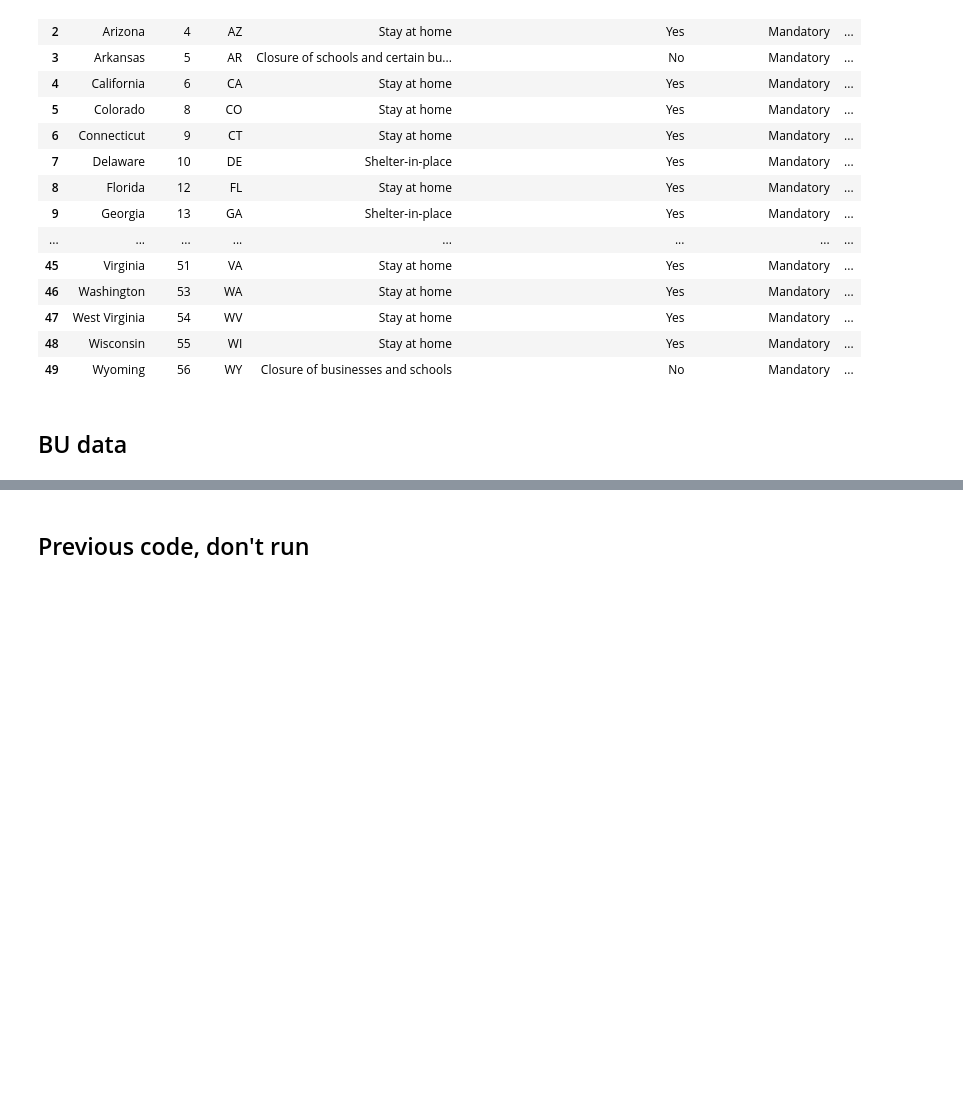
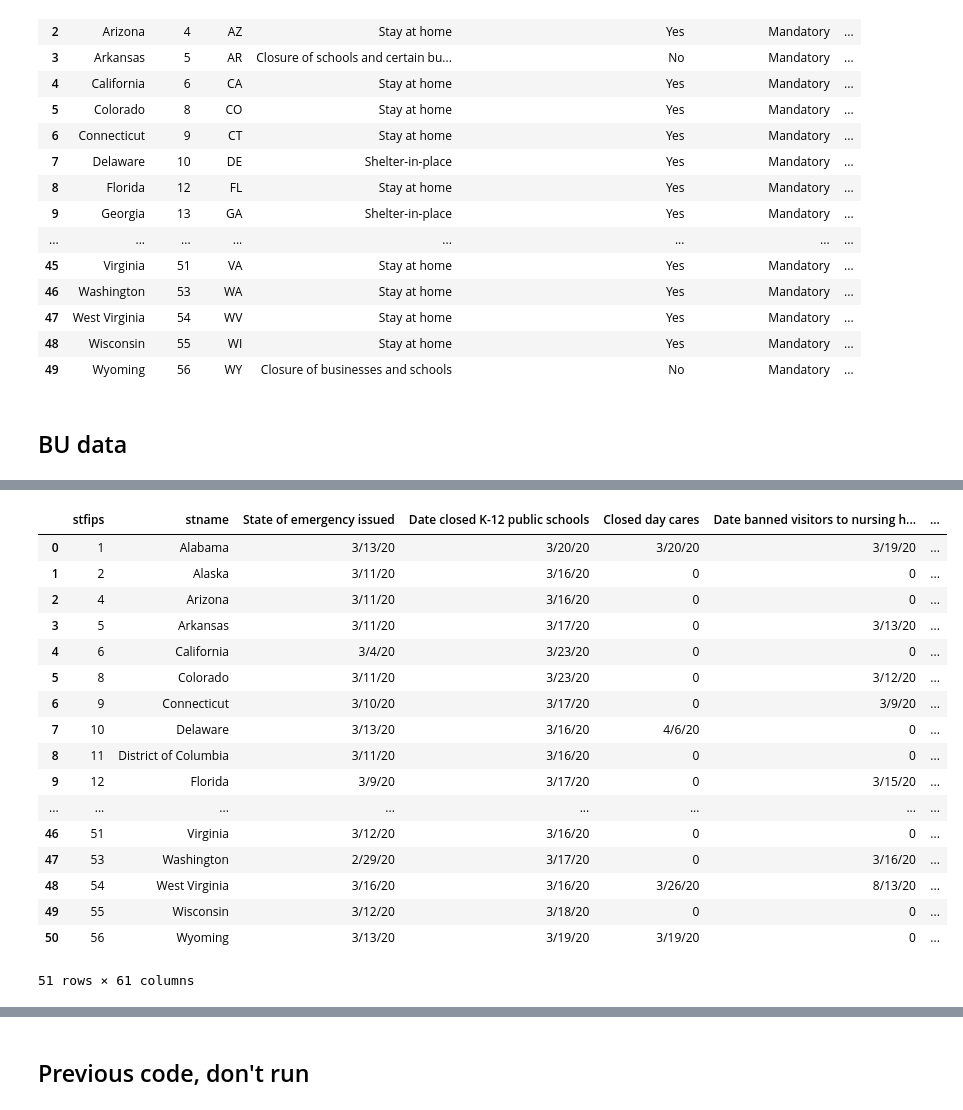
Before and after one commit to hpc-datahub/COVID_DataHub, a Jupyter notebook: Scripts/policy.ipynb, the cells around one changed output, grey strips where cells are left out. Cells and saved outputs as stored; diff of their text form; code cells hidden in the pictures; blank space fills up the shorter version.

```diff
--- a/Scripts/policy.ipynb
+++ b/Scripts/policy.ipynb
@@ -101,0 +168,5 @@ bu
+# %%
+# read the updated base dictionary
+base = pd.read_csv("base dictionary.csv", engine='python')
+base_policy = base.loc[base["file"] == "policy.csv"]
+list(base_policy['variable name'])
@@ -102 +191,26 @@ bu
+# %%
+bu_var2 = list(base_policy['variable name'])
+bu_var2 = [bu_var2[i] for i in range(len(bu_var2)) if i not in [2, 3, 4, 5]]
+# %%
+bu = bu[bu_var2]
+bu
+# %% [output]
+|  | stfips | stname | State of emergency issued | Date closed K-12 public schools | Closed day cares | Date banned visitors to nursing h... | ... |
+| 0 | 1 | Alabama | 3/13/20 | 3/20/20 | 3/20/20 | 3/19/20 | ... |
+| 1 | 2 | Alaska | 3/11/20 | 3/16/20 | 0 | 0 | ... |
+| 2 | 4 | Arizona | 3/11/20 | 3/16/20 | 0 | 0 | ... |
+| 3 | 5 | Arkansas | 3/11/20 | 3/17/20 | 0 | 3/13/20 | ... |
+| 4 | 6 | California | 3/4/20 | 3/23/20 | 0 | 0 | ... |
+| 5 | 8 | Colorado | 3/11/20 | 3/23/20 | 0 | 3/12/20 | ... |
+| 6 | 9 | Connecticut | 3/10/20 | 3/17/20 | 0 | 3/9/20 | ... |
+| 7 | 10 | Delaware | 3/13/20 | 3/16/20 | 4/6/20 | 0 | ... |
+| 8 | 11 | District of Columbia | 3/11/20 | 3/16/20 | 0 | 0 | ... |
+| 9 | 12 | Florida | 3/9/20 | 3/17/20 | 0 | 3/15/20 | ... |
+| ... | ... | ... | ... | ... | ... | ... | ... |
+| 46 | 51 | Virginia | 3/12/20 | 3/16/20 | 0 | 0 | ... |
+| 47 | 53 | Washington | 2/29/20 | 3/17/20 | 0 | 3/16/20 | ... |
+| 48 | 54 | West Virginia | 3/16/20 | 3/16/20 | 3/26/20 | 8/13/20 | ... |
+| 49 | 55 | Wisconsin | 3/12/20 | 3/18/20 | 0 | 0 | ... |
+| 50 | 56 | Wyoming | 3/13/20 | 3/19/20 | 3/19/20 | 0 | ... |
+51 rows × 61 columns
 # %%
```
Also changed, not shown: parts of 7 cells of this notebook, 1 other file.
